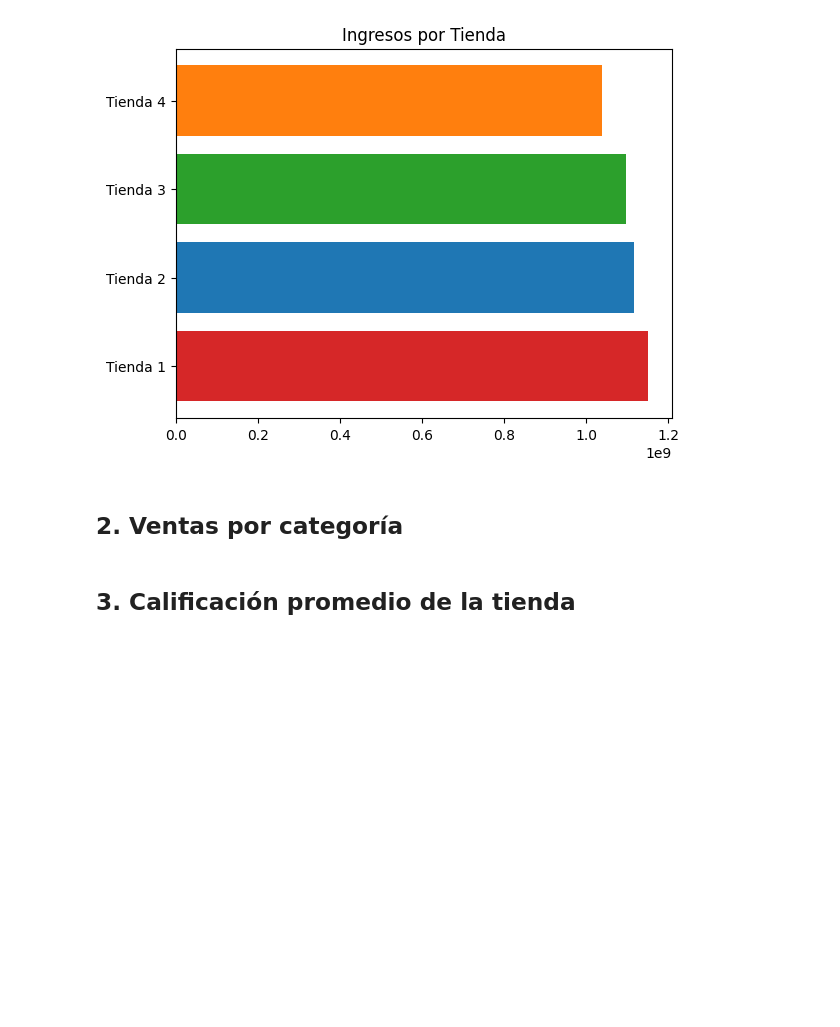
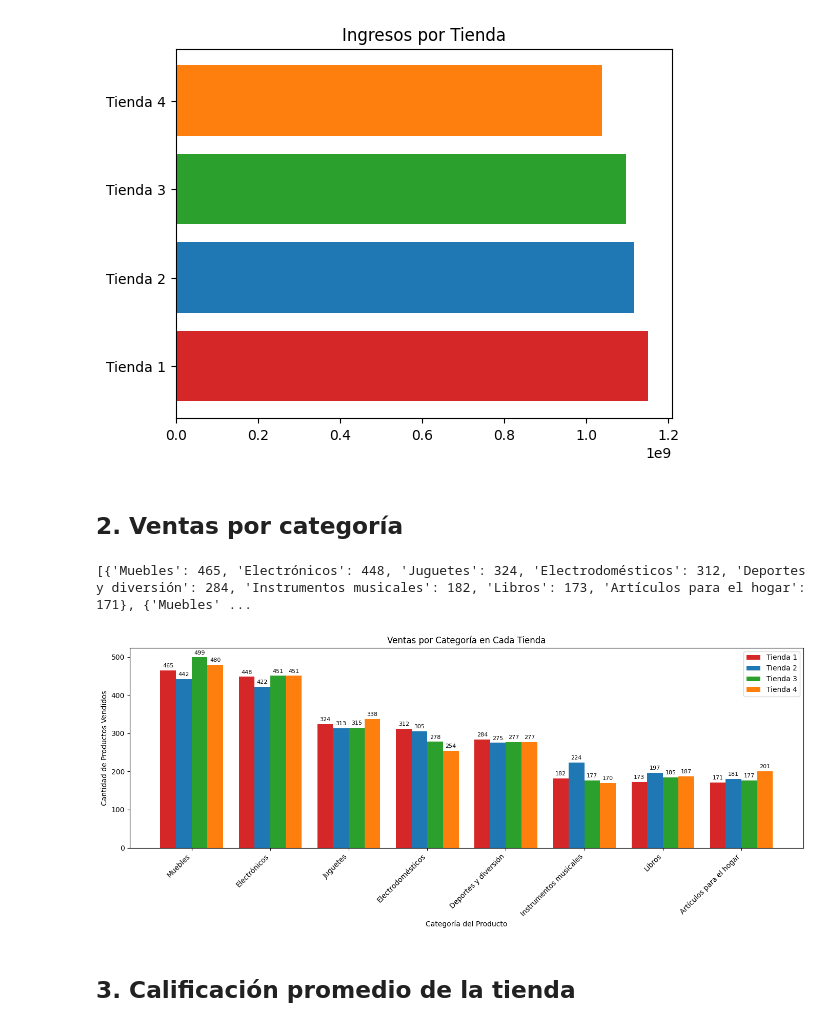
Before and after one commit to Blackpachamame/challenge-alura-store, a Jupyter notebook: AluraStoreLatam.ipynb, the cells around one changed output. Drawn from its saved outputs; the diff is of its cells as text; code cells hidden in the pictures; blank space fills up the shorter version.

Commit message:
ventas por categoría

```diff
--- a/AluraStoreLatam.ipynb
+++ b/AluraStoreLatam.ipynb
@@ -43,6 +43,57 @@ Text(0.5, 1.0, 'Ingresos por Tienda')
 [figure]
 # %% [markdown]
 ## 2. Ventas por categoría
+# %%
+def obtener_ventas_por_cat(tienda):
+    return tienda.groupby("Categoría del Producto").size().sort_values(ascending=False).to_dict()
+
+ventas_por_cat = [obtener_ventas_por_cat(tiendas[i]) for i in range(len(tiendas))]
+# %% [output]
+[{'Muebles': 465, 'Electrónicos': 448, 'Juguetes': 324, 'Electrodomésticos': 312, 'Deportes y diversión': 284, 'Instrumentos musicales': 182, 'Libros': 173, 'Artículos para el hogar': 171}, {'Muebles' ...
+# %%
+import numpy as np
+
+# Categorías (ordenadas como en la primera tienda)
+categorias = list(ventas_por_cat[0].keys())
+n_categorias = len(categorias)
+n_tiendas = len(ventas_por_cat)
+
+# Valores por tienda por categoría
+valores = [[ventas[cat] for cat in categorias] for ventas in ventas_por_cat]
+
+# Posiciones X y ancho de barras
+x = np.arange(n_categorias)
+width = 0.2
+
+# Crear gráfico
+fig, ax = plt.subplots(figsize=(14, 6))
+
+# Dibujar barras y etiquetas
+for i in range(n_tiendas):
+    bars = ax.bar(x + i * width, valores[i], width, label=nombres[i], color=bar_colors[i])
+
+    # Añadir valores encima de cada barra
+    for bar in bars:
+        height = bar.get_height()
+        ax.text(
+            bar.get_x() + bar.get_width() / 2,  # centro de la barra
+            height + 5,                         # un poco encima de la barra
+            f'{int(height)}',                   # valor redondeado
+            ha='center', va='bottom', fontsize=8
+        )
+
+# Etiquetas y formato
+ax.set_xlabel('Categoría del Producto')
+ax.set_ylabel('Cantidad de Productos Vendidos')
+ax.set_title('Ventas por Categoría en Cada Tienda')
+ax.set_xticks(x + width * (n_tiendas - 1) / 2)
+ax.set_xticklabels(categorias, rotation=45, ha='right')
+ax.legend()
+
+plt.tight_layout()
+plt.show()
+# %% [output]
+[figure, added]
 # %% [markdown]
 ## 3. Calificación promedio de la tienda
 # %% [markdown]
```
Also changed, not shown: 1 other file.
